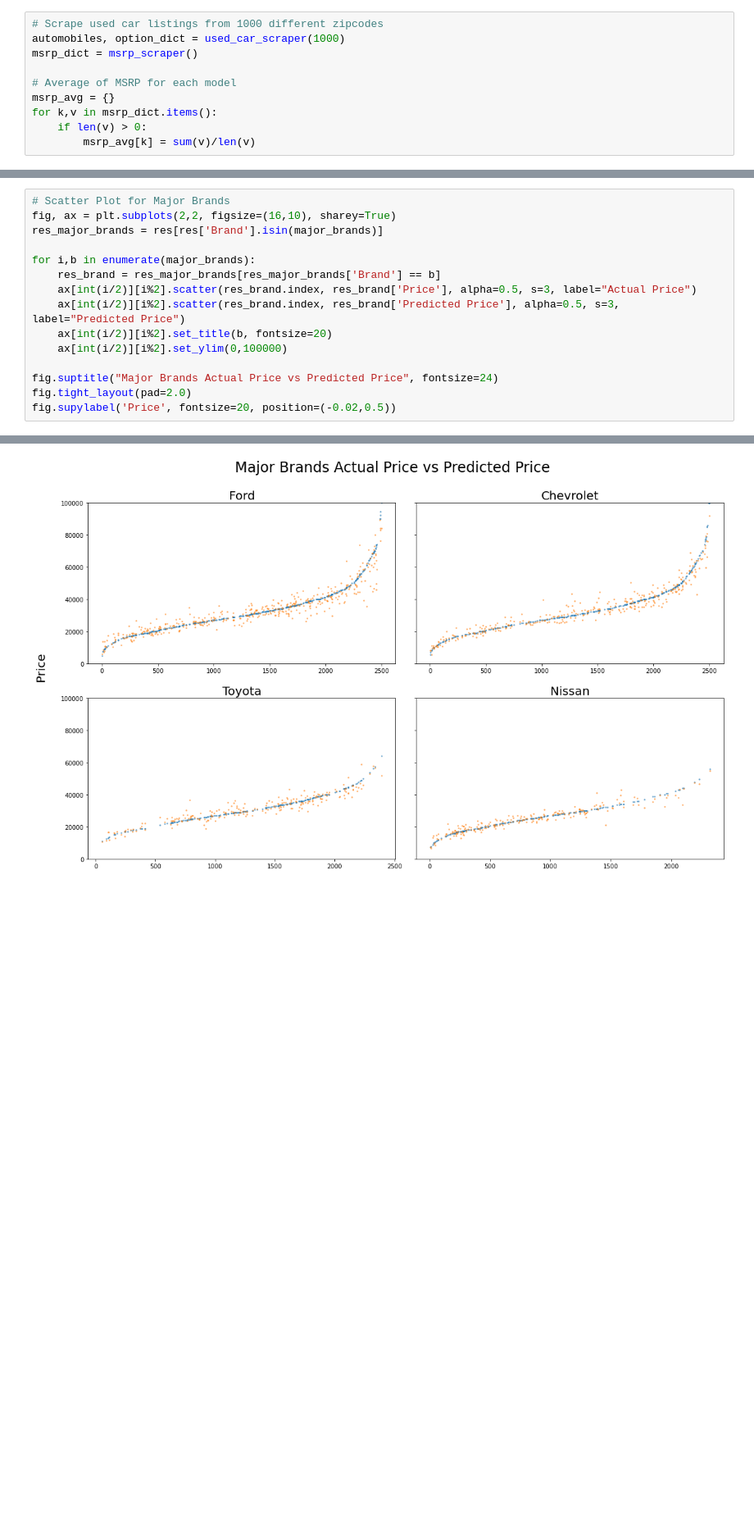
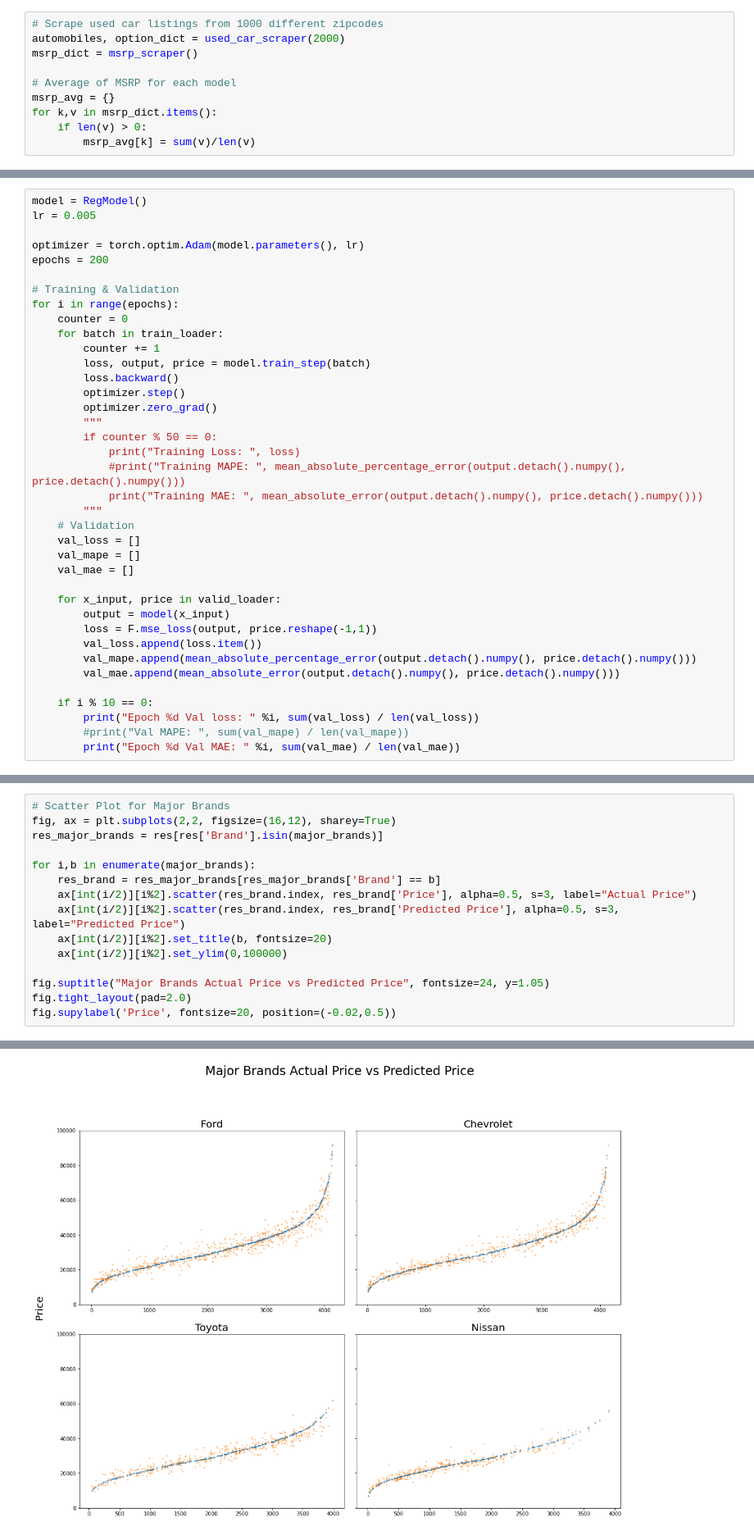
Before and after one commit to jaehunlee527/Used-Car-Price-Estimator, a Jupyter notebook: main.ipynb, the cells around one changed output, grey strips where cells are left out. Shown at 82% size. Drawn from its saved outputs; the diff is of its cells as text; blank space fills up the shorter version.

Commit message:
models update

```diff
--- a/main.ipynb
+++ b/main.ipynb
@@ -116,7 +116,7 @@ def msrp_scraper():
     return msrp_dict
 # %%
 # Scrape used car listings from 1000 different zipcodes
-automobiles, option_dict = used_car_scraper(1000)
+automobiles, option_dict = used_car_scraper(2000)
 msrp_dict = msrp_scraper()
 
 # Average of MSRP for each model
@@ -859,0 +791,38 @@ XGB Regressor shows the best performances in both MSE and MAE.
+# %%
+model = RegModel()
+lr = 0.005
+
+optimizer = torch.optim.Adam(model.parameters(), lr)
+epochs = 200
+
+# Training & Validation
+for i in range(epochs):
+    counter = 0
+    for batch in train_loader:
+        counter += 1
+        loss, output, price = model.train_step(batch)
+        loss.backward()
+        optimizer.step()
+        optimizer.zero_grad()
+        """
+        if counter % 50 == 0:
+            print("Training Loss: ", loss)
+            #print("Training MAPE: ", mean_absolute_percentage_error(output.detach().numpy(), price.detach().numpy()))
+            print("Training MAE: ", mean_absolute_error(output.detach().numpy(), price.detach().numpy()))
+        """
+    # Validation
+    val_loss = []
+    val_mape = []
+    val_mae = []
+
+    for x_input, price in valid_loader:
+        output = model(x_input)
+        loss = F.mse_loss(output, price.reshape(-1,1))
+        val_loss.append(loss.item())
+        val_mape.append(mean_absolute_percentage_error(output.detach().numpy(), price.detach().numpy()))
+        val_mae.append(mean_absolute_error(output.detach().numpy(), price.detach().numpy()))
+
+    if i % 10 == 0:
+        print("Epoch %d Val loss: " %i, sum(val_loss) / len(val_loss))
+        #print("Val MAPE: ", sum(val_mape) / len(val_mape))
+        print("Epoch %d Val MAE: " %i, sum(val_mae) / len(val_mae))
@@ -925,18 +923,18 @@ Van : 9.81%
 # %%
 # Scatter Plot for Major Brands
-fig, ax = plt.subplots(2,2, figsize=(16,10), sharey=True)
+fig, ax = plt.subplots(2,2, figsize=(16,12), sharey=True)
 res_major_brands = res[res['Brand'].isin(major_brands)]
 
 for i,b in enumerate(major_brands):
     res_brand = res_major_brands[res_major_brands['Brand'] == b]
     ax[int(i/2)][i%2].scatter(res_brand.index, res_brand['Price'], alpha=0.5, s=3, label="Actual Price")
     ax[int(i/2)][i%2].scatter(res_brand.index, res_brand['Predicted Price'], alpha=0.5, s=3, label="Predicted Price")
     ax[int(i/2)][i%2].set_title(b, fontsize=20)
     ax[int(i/2)][i%2].set_ylim(0,100000)
 
-fig.suptitle("Major Brands Actual Price vs Predicted Price", fontsize=24)
+fig.suptitle("Major Brands Actual Price vs Predicted Price", fontsize=24, y=1.05)
 fig.tight_layout(pad=2.0)
 fig.supylabel('Price', fontsize=20, position=(-0.02,0.5))
 # %% [output]
 Text(-0.02, 0.5, 'Price')
-[figure, old version]
+[figure, new version]
```
Also changed, not shown: parts of 39 cells of this notebook.
